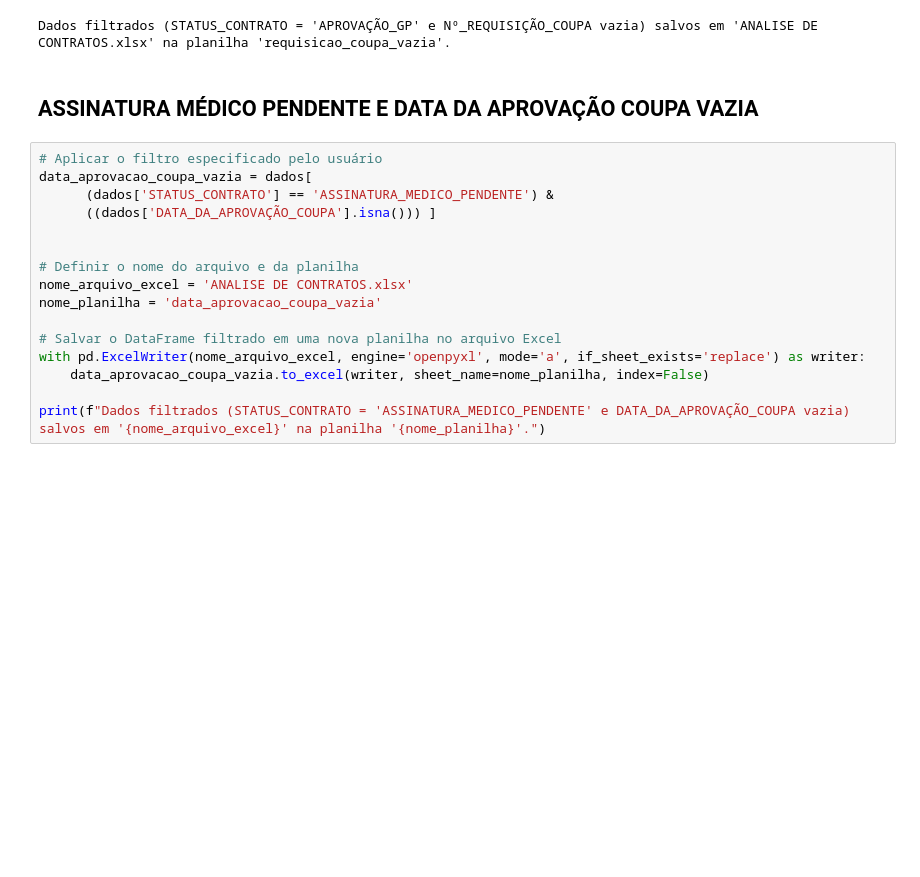
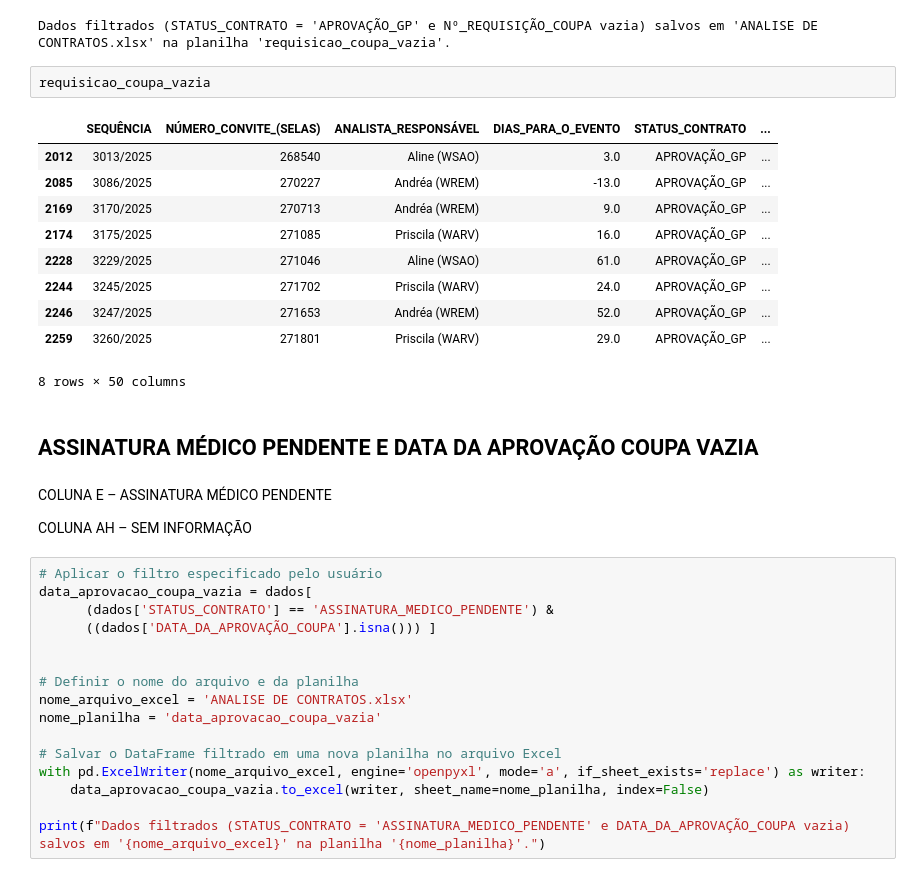
Before and after one commit to LipeSilva83/Robo-Analista, a Jupyter notebook: ANALISTA_DE_CONTRATOS.ipynb, the cells around one changed output. Cells and saved outputs as stored; diff of their text form; blank space fills up the shorter version.

```diff
--- a/ANALISTA_DE_CONTRATOS.ipynb
+++ b/ANALISTA_DE_CONTRATOS.ipynb
@@ -167,8 +195,25 @@ with pd.ExcelWriter(nome_arquivo_excel, engine='openpyxl', mode='a', if_sheet_ex
 print(f"Dados filtrados (STATUS_CONTRATO = 'APROVAÇÃO_GP' e Nº_REQUISIÇÃO_COUPA vazia) salvos em '{nome_arquivo_excel}' na planilha '{nome_planilha}'.")
 # %% [output]
 Dados filtrados (STATUS_CONTRATO = 'APROVAÇÃO_GP' e Nº_REQUISIÇÃO_COUPA vazia) salvos em 'ANALISE DE CONTRATOS.xlsx' na planilha 'requisicao_coupa_vazia'.
+# %%
+requisicao_coupa_vazia
+# %% [output]
+|  | SEQUÊNCIA | NÚMERO_CONVITE_(SELAS) | ANALISTA_RESPONSÁVEL | DIAS_PARA_O_EVENTO | STATUS_CONTRATO | ... |
+| 2012 | 3013/2025 | 268540 | Aline (WSAO) | 3.0 | APROVAÇÃO_GP | ... |
+| 2085 | 3086/2025 | 270227 | Andréa (WREM) | -13.0 | APROVAÇÃO_GP | ... |
+| 2169 | 3170/2025 | 270713 | Andréa (WREM) | 9.0 | APROVAÇÃO_GP | ... |
+| 2174 | 3175/2025 | 271085 | Priscila (WARV) | 16.0 | APROVAÇÃO_GP | ... |
+| 2228 | 3229/2025 | 271046 | Aline (WSAO) | 61.0 | APROVAÇÃO_GP | ... |
+| 2244 | 3245/2025 | 271702 | Priscila (WARV) | 24.0 | APROVAÇÃO_GP | ... |
+| 2246 | 3247/2025 | 271653 | Andréa (WREM) | 52.0 | APROVAÇÃO_GP | ... |
+| 2259 | 3260/2025 | 271801 | Priscila (WARV) | 29.0 | APROVAÇÃO_GP | ... |
+8 rows × 50 columns
 # %% [markdown]
 ## ASSINATURA MÉDICO PENDENTE E DATA DA APROVAÇÃO COUPA VAZIA
+# %% [markdown]
+COLUNA E – ASSINATURA MÉDICO PENDENTE
+
+COLUNA AH – SEM INFORMAÇÃO
 # %%
 # Aplicar o filtro especificado pelo usuário
 data_aprovacao_coupa_vazia = dados[
```
Also changed, not shown: parts of 28 cells of this notebook.
